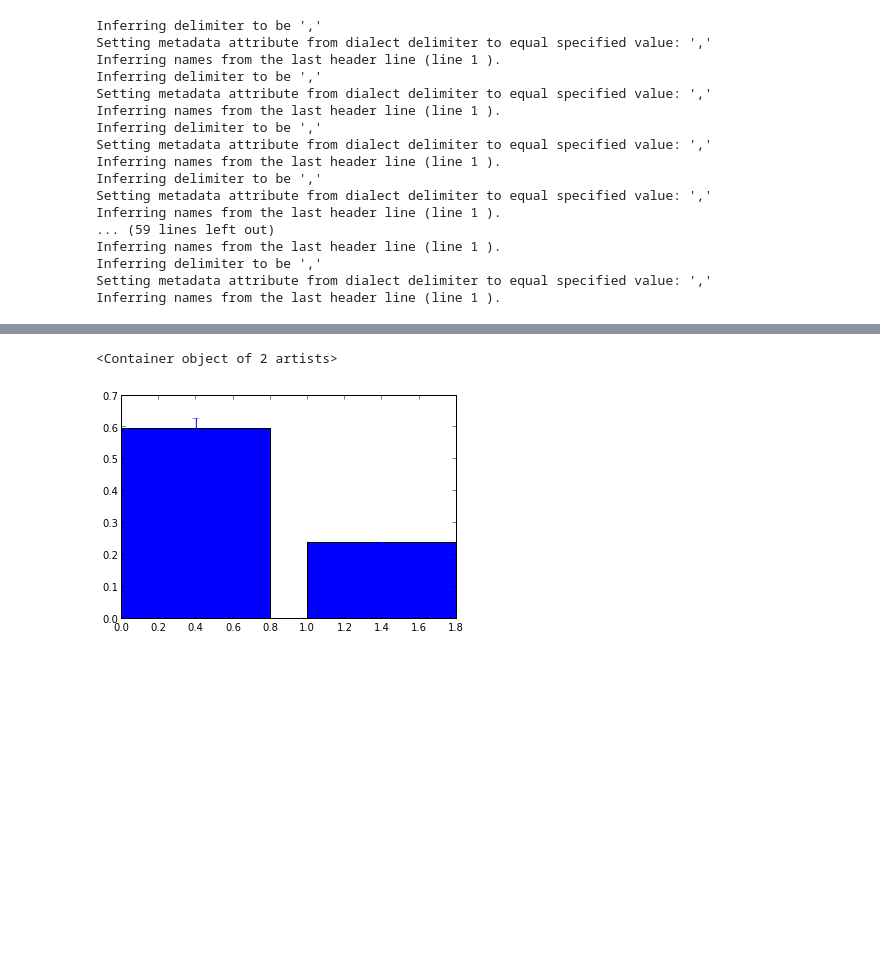
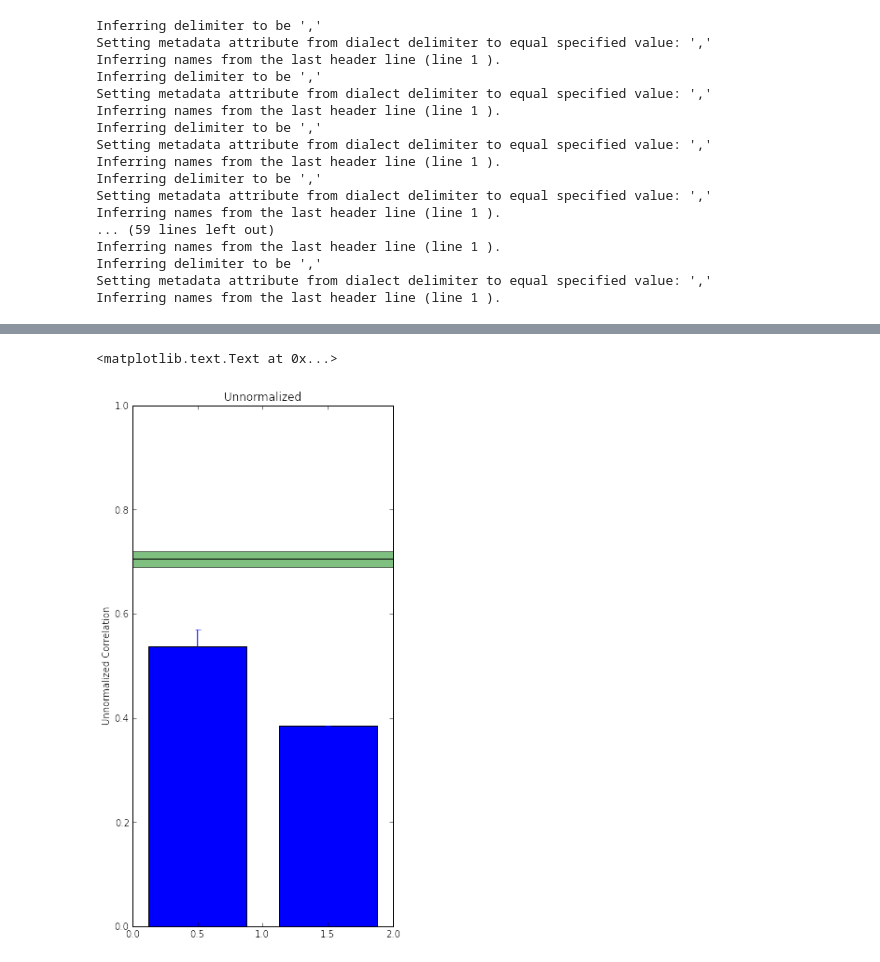
Before and after one commit to dicarlolab/BehavioralBenchmark, a Jupyter notebook: notebooks/consistency_analysis.ipynb, the cells around one changed output, grey strips where cells are left out. Drawn from its saved outputs; the diff is of its cells as text; code cells hidden in the pictures; blank space fills up the shorter version.

```diff
--- a/notebooks/consistency_analysis.ipynb
+++ b/notebooks/consistency_analysis.ipynb
@@ -101,15 +129,15 @@ hist(individual_to_pool)
 # %%
-#Grab model results from saved CSV file
+#Grab model results from saved CSV file for 20ms
 
 
 
-TimeBinCenters = [ -90.,  -80.,  -70.,  -60.,  -50.,  -40.,  -30.,  -20.,  -10.,
+TimeBinCenters_20ms = [ -90.,  -80.,  -70.,  -60.,  -50.,  -40.,  -30.,  -20.,  -10.,
           0.,   10.,   20.,   30.,   40.,   50.,   60.,   70.,   80.,
          90.,  100.,  110.,  120.,  130.,  140.,  150.,  160.,  170.,
         180.,  190.,  200.,  210.,  220.,  230.,  240.,  250.,  260.,
         270.,  280.,  290.]
 
-TimeBins = [[-100, -80],
+TimeBins_20ms = [[-100, -80],
  [-90, -70],
  [-80, -60],
  [-70, -50],
@@ -158,8 +186,8 @@ import os
 import tabular as tb
 T0C = -50
 T1C = 200
-iT0C = [i for i,v in enumerate(TimeBinCenters) if v==T0C][0]
-iT1C = [i for i,v in enumerate(TimeBinCenters) if v==T1C][0]
+iT0C = [i for i,v in enumerate(TimeBinCenters_20ms) if v==T0C][0]
+iT1C = [i for i,v in enumerate(TimeBinCenters_20ms) if v==T1C][0]
 n_splits = 1
 CMImagL_CT = np.zeros((len(arange(iT0C,iT1C)),len(Images),n_splits))
 CMImagLCW_CT = np.zeros((len(arange(iT0C,iT1C)),len(Images),n_splits))
@@ -167,11 +195,12 @@ CMCat_CT = np.zeros((len(arange(iT0C,iT1C)),8,8,n_splits))
 #Images = unique(XIm['Im_id'])
 it = 0
 for t in arange(iT0C,iT1C):
-    os.chdir("/mindhive/dicarlolab/u/toosi/projs/HvM_Consistency_RT/")
-    os.chdir("31_12_2014")#("25_11_2014")#("05_12_2014")
-    filename = 'XCt_128Images_100msbinroll%s'%((str(TimeBins[t])))+'.csv'
+    path = os.path.expanduser("~/src/BehavioralBenchmark/results/")
+    #os.chdir("31_12_2014")#("25_11_2014")#("05_12_2014")
+    filename = 'XCt_128Images_20msbinroll%s'%((str(TimeBins_20ms[t])))+'.csv'
+    assert filename in os.listdir(path)
     #HvM_SVMR_100Images_100msbinroll#HvM_SVMR_100Images_roll
-    XCt = tb.tabarray(SVfile  = filename)
+    XCt = tb.tabarray(SVfile  = path+filename)
     #XCt.dtype.names
 
 
@@ -212,12 +291,28 @@ CMImagLCW_CT.shape
+# %%
+standard_time_bin_index = list(arange(iT0C,iT1C)).index(TimeBins_100ms.index([70,170]))
 # %%
-Model = CMImagLCW_CT[24,:,0]
+Model = CMImagLCW_CT[standard_time_bin_index,:,0]
 # %%
 ## [1e-5, 1e-4, 1e-3,.25e-3, 5e-3, .75e-3, 1e-2, .25e-2, 5e-2, .75e-2,  1e-1, 1, 10]
-# %%
-mean_metric_value = mean(individual_to_pool)
-model_metric_value = metric(Model, pool)
-error = 1.96*ss.sem(individual_to_pool)
-bar(range(2), [mean_metric_value, model_metric_value], yerr=[error, 0])
-# %% [output]
-<Container object of 2 artists>
-[figure, removed]
+# %%
+mean_metric_value = mean(individual_to_pool)
+model_metric_value = metric(Model, pool)
+error = 1.96*ss.sem(individual_to_pool)
+
+noise_ceiling = np.mean(noise_level)
+noise_ceiling_error = ss.sem(noise_level)
+noise_ceiling_low = noise_ceiling-noise_ceiling_error
+noise_ceiling_high = noise_ceiling+noise_ceiling_error
+
+
+figure(figsize = (5, 10))
+bar([.125, 1.125], [mean_metric_value, model_metric_value], yerr=[error, 0], width=.75)
+axhspan(noise_ceiling_low, noise_ceiling_high, facecolor='g', alpha=0.5)
+axhspan(noise_ceiling, noise_ceiling, facecolor='g')
+axis([0,2,0,1])
+
+title('Unnormalized')
+ylabel('Unnormalized Correlation')
+# %% [output]
+<matplotlib.text.Text at 0x...>
+[figure, added]
```
Also changed, not shown: parts of 15 cells of this notebook, 1 other file.
